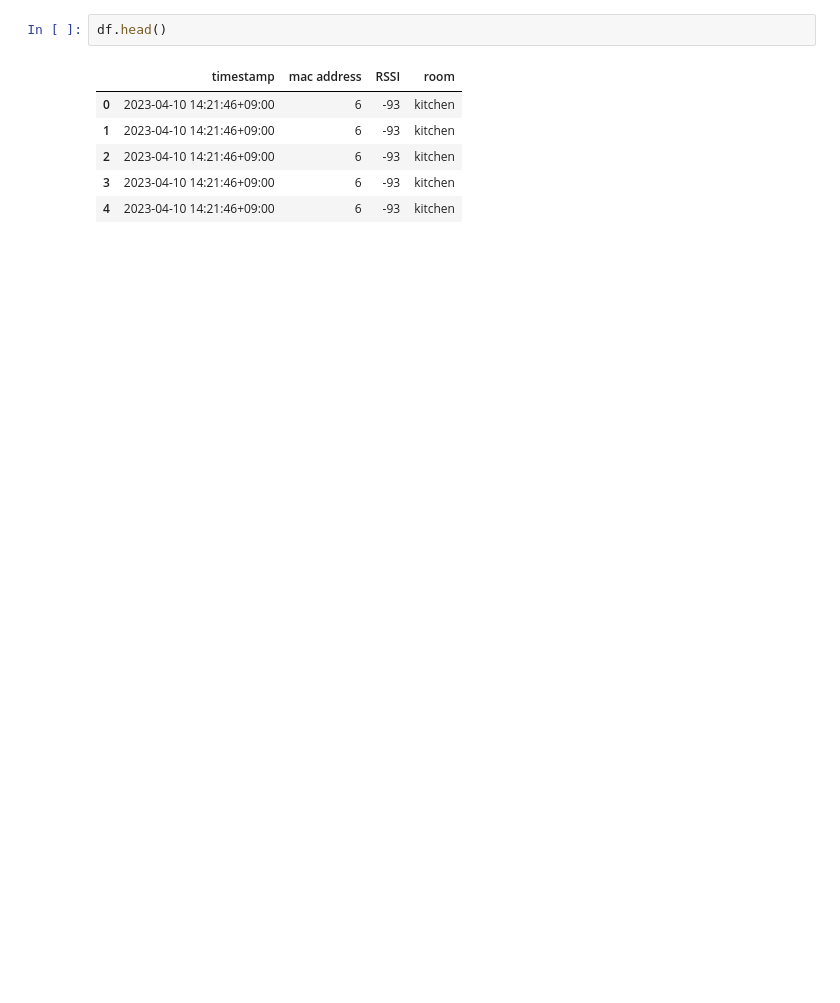
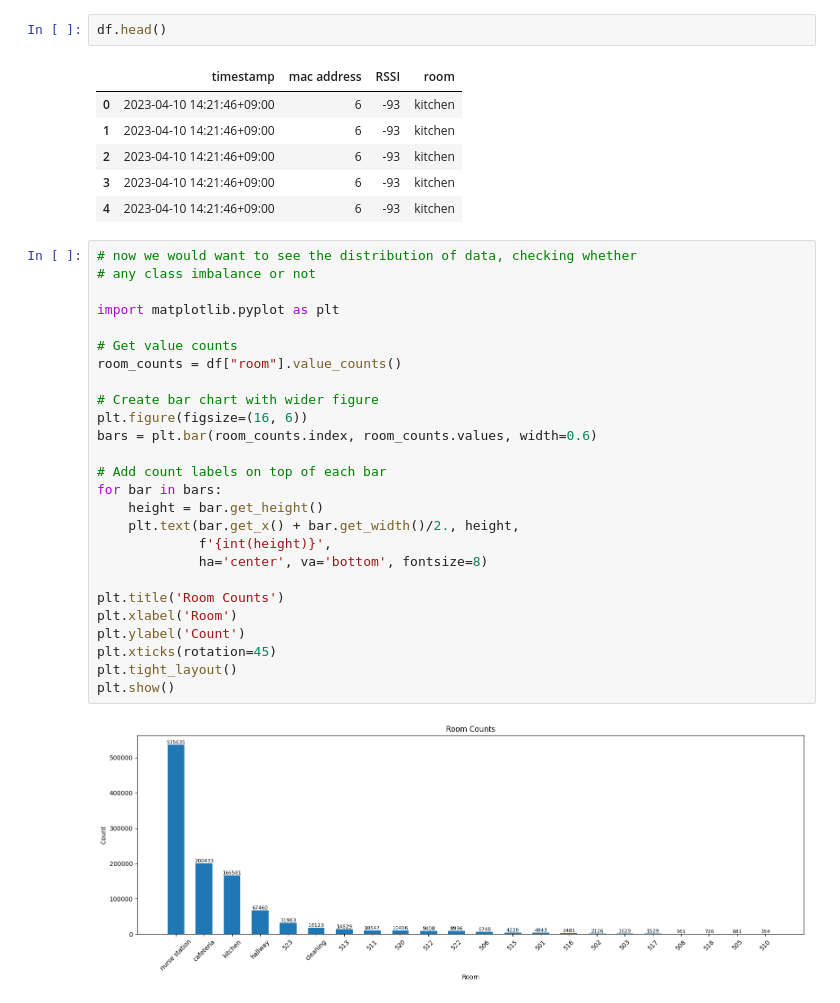
Before and after one commit to minhtrietcancode/abc-challenge-2026-location-classification, a Jupyter notebook: analysis/labelled_ble_data_analysis.ipynb, the cells around one changed output. Saved outputs shown, nothing was run; the diff lists cells and outputs as text; blank space fills up the shorter version.

Commit message:
update: analysis for the labelled ble data

```diff
--- a/analysis/labelled_ble_data_analysis.ipynb
+++ b/analysis/labelled_ble_data_analysis.ipynb
@@ -10,3 +11,31 @@ df.head()
 | 2 | 2023-04-10 14:21:46+09:00 | 6 | -93 | kitchen |
 | 3 | 2023-04-10 14:21:46+09:00 | 6 | -93 | kitchen |
 | 4 | 2023-04-10 14:21:46+09:00 | 6 | -93 | kitchen |
+# %%
+# now we would want to see the distribution of data, checking whether
+# any class imbalance or not
+
+import matplotlib.pyplot as plt
+
+# Get value counts
+room_counts = df["room"].value_counts()
+
+# Create bar chart with wider figure
+plt.figure(figsize=(16, 6))
+bars = plt.bar(room_counts.index, room_counts.values, width=0.6)
+
+# Add count labels on top of each bar
+for bar in bars:
+    height = bar.get_height()
+    plt.text(bar.get_x() + bar.get_width()/2., height,
+             f'{int(height)}',
+             ha='center', va='bottom', fontsize=8)
+
+plt.title('Room Counts')
+plt.xlabel('Room')
+plt.ylabel('Count')
+plt.xticks(rotation=45)
+plt.tight_layout()
+plt.show()
+# %% [output]
+[figure, added]
```
Also changed, not shown: parts of 4 cells of this notebook.
